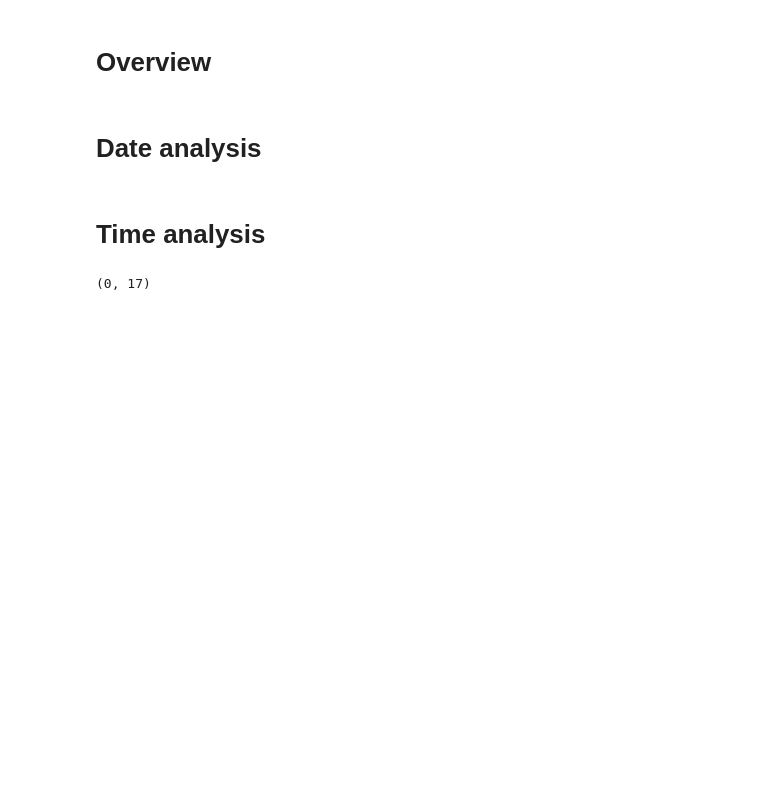
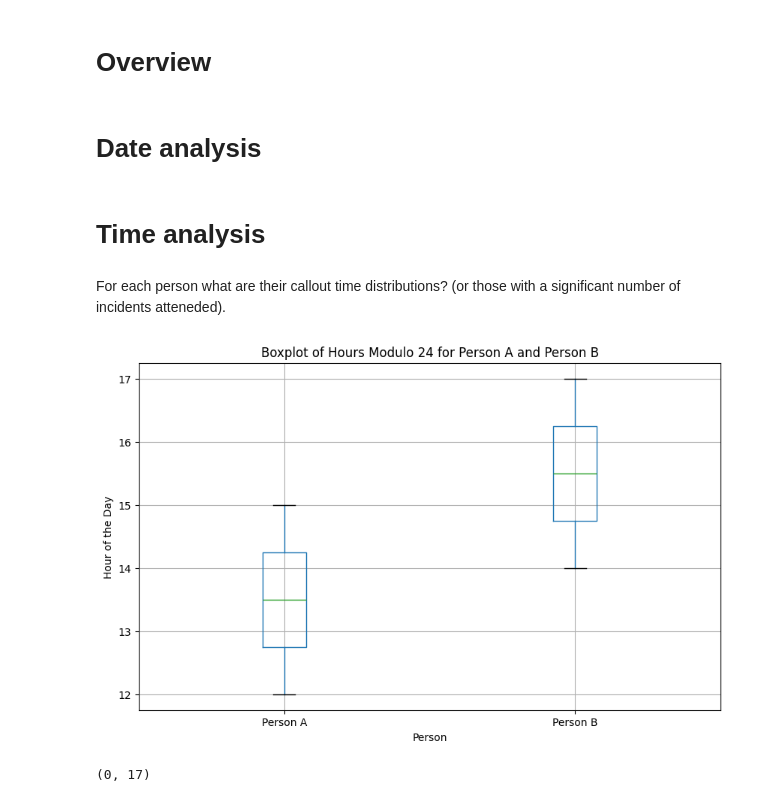
Before and after one commit to rhyslwells/LLRB, a Jupyter notebook: notebooks/analysis.ipynb, the cells around one changed output. Cells and saved outputs as stored; diff of their text form; code cells hidden in the pictures; blank space fills up the shorter version.

```diff
--- a/notebooks/analysis.ipynb
+++ b/notebooks/analysis.ipynb
@@ -30,6 +30,46 @@ number of callouts in a given year /quarter.
 # %% [markdown]
 
 # Time analysis
+# %% [markdown]
+For each person what are their callout time distributions? (or those with a significant number of incidents atteneded).
+# %%
+import pandas as pd
+import matplotlib.pyplot as plt
+
+# Given times for Person A
+times_a = ['14:30', '12:45', '15:05', '13:56']
+
+# Convert times to datetime objects for Person A
+time_objects_a = [pd.to_datetime(time, format='%H:%M') for time in times_a]
+
+# Extract hour component modulo 24 for Person A
+hours_mod_24_a = [time.hour % 24 for time in time_objects_a]
+
+# Given times for Person B (one hour later)
+times_b = ['15:30', '13:45', '16:05', '14:56']
+
+# Convert times to datetime objects for Person B
+time_objects_b = [pd.to_datetime(time, format='%H:%M') for time in times_b]
+
+# Extract hour component modulo 24 for Person B
+hours_mod_24_b = [(time.hour + 1) % 24 for time in time_objects_b]  # Adding 1 hour for Person B
+
+# Create DataFrame for both persons
+df = pd.DataFrame({'Person A': hours_mod_24_a, 'Person B': hours_mod_24_b})
+
+# Plot boxplot for both persons
+fig, ax = plt.subplots(figsize=(10, 6))
+df.boxplot(ax=ax)
+
+# Set labels and title
+ax.set_xlabel('Person')
+ax.set_ylabel('Hour of the Day')
+ax.set_title('Boxplot of Hours Modulo 24 for Person A and Person B')
+
+# Show plot
+plt.show()
+# %% [output]
+[figure, added]
 # %%
 feats=['time_of_shout','time_boat_launched','time_boat_returned']
 # dff=df[feats]
```
Also changed, not shown: 8 other files.
